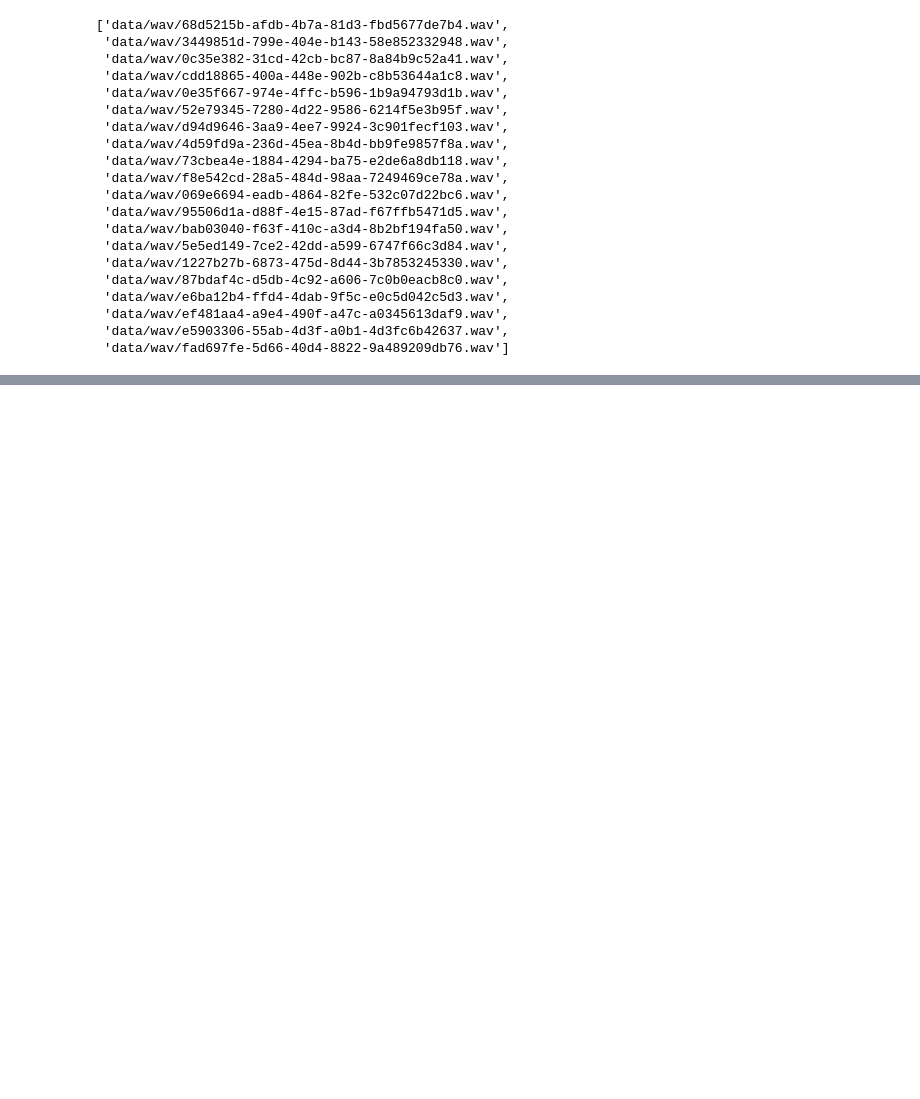
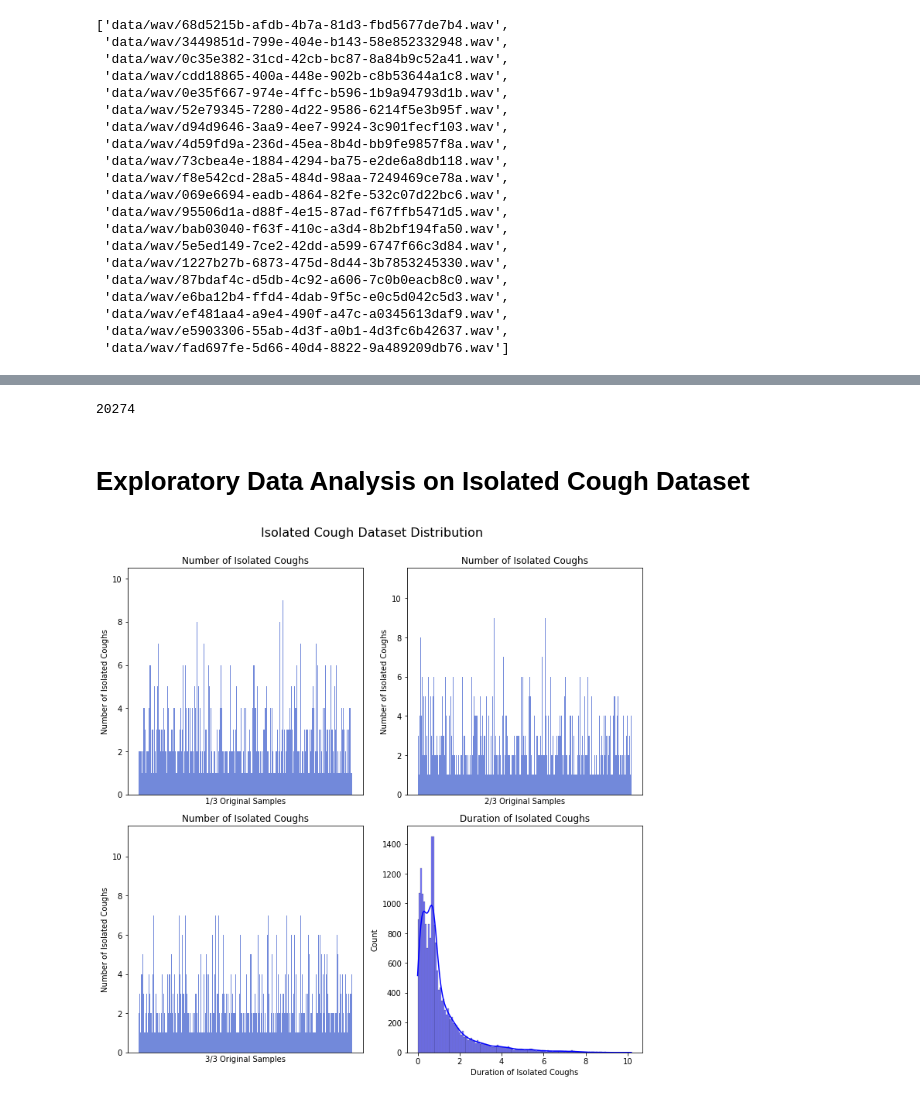
Before and after one commit to alicelovestocode/cough-segmentation, a Jupyter notebook: src/example.ipynb, the cells around one changed output, grey strips where cells are left out. Drawn from its saved outputs; the diff is of its cells as text; code cells hidden in the pictures; blank space fills up the shorter version.

Commit message:
add cough exportation demonstration, isolated cough EDA and distribution plots
also early development of train/val/test stratified sampling, segmentation algorithm parameter changes, section headers

```diff
--- a/src/example.ipynb
+++ b/src/example.ipynb
@@ -171,0 +156,6 @@ cough_segmenter.run_onset_offset_detection_diagnostics(cough_filenames[:4])
+# %%
+# cough_segmenter = cst.CoughSegmentationTool(threshold=0.6, minimum_distance=30, trim_frames=True)
+# cough_segmenter.run_segmentation(cough_filenames, ROOT_DIR_PATH_PROCESSED)
+
+cough_segmenter = cst.CoughSegmentationTool(threshold=0.6, minimum_distance=30, trim_frames=True)
+cough_segmenter.run_segmentation(cough_filenames, ROOT_DIR_PATH_PROCESSED)
@@ -171,0 +180,12 @@ cough_segmenter.run_onset_offset_detection_diagnostics(cough_filenames[:4])
+# %%
+isolated_cough_filenames = list()
+for filename in os.listdir(ROOT_DIR_PATH_PROCESSED):
+    isolated_cough_filenames.append(ROOT_DIR_PATH_PROCESSED + filename)
+
+isolated_cough_filenames = np.array(isolated_cough_filenames)
+
+len(isolated_cough_filenames)
+# %% [output]
+20274
+# %% [markdown]
+# Exploratory Data Analysis on Isolated Cough Dataset
@@ -171,0 +315,4 @@ cough_segmenter.run_onset_offset_detection_diagnostics(cough_filenames[:4])
+# %%
+get_isolated_cough_distribution_plots_2(isolated_cough_filenames, 'Isolated Cough Dataset Distribution')
+# %% [output]
+[figure, added]
```
Also changed, not shown: parts of 23 cells of this notebook.
